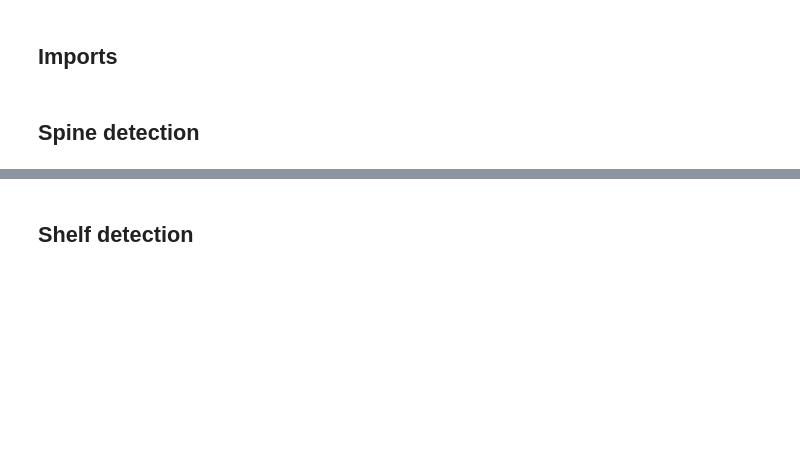
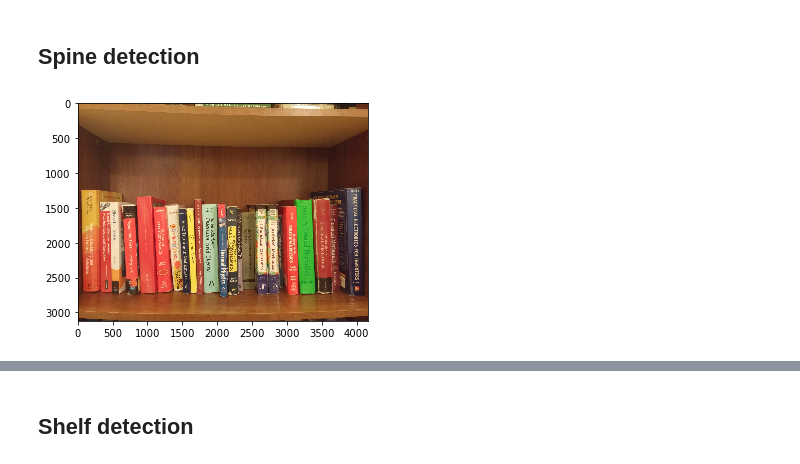
Before and after one commit to tphinkle/shelfie, a Jupyter notebook: shelfy/notebooks/spine-detection.ipynb, the cells around one changed output, grey strips where cells are left out. Cells and saved outputs as stored; diff of their text form; code cells hidden in the pictures; blank space fills up the shorter version.

```diff
--- a/shelfy/notebooks/spine-detection.ipynb
+++ b/shelfy/notebooks/spine-detection.ipynb
@@ -1,5 +1,5 @@
-# %% [markdown]
-## Imports
+# %% [markdown]
+## Spine detection
 # %%
 import cv2
 import numpy as np
@@ -10,14 +10,16 @@ import scipy.stats
 
 
 import shelfy.models.image_processing as ip
-# %% [markdown]
-## Spine detection
 # %%
 # Load image
-shelf = 'home_6'
+shelf = 'home_2'
 file_directory = '/home/prestonh/Desktop/Programming/datasci/insight/projects/shelfy/shelfy/data/shelves/' + shelf + '/'
 file_name = shelf + '.jpg'
 file_path = file_directory + file_name
 img = cv2.imread(file_path)
+plt.imshow(img[:,:,::-1])
+plt.show()
+# %% [output]
+[figure, added]
 # %%
 lines = ip.get_book_lines(img, debug = True)
```
Also changed, not shown: parts of 2 cells of this notebook, 4 other files.
